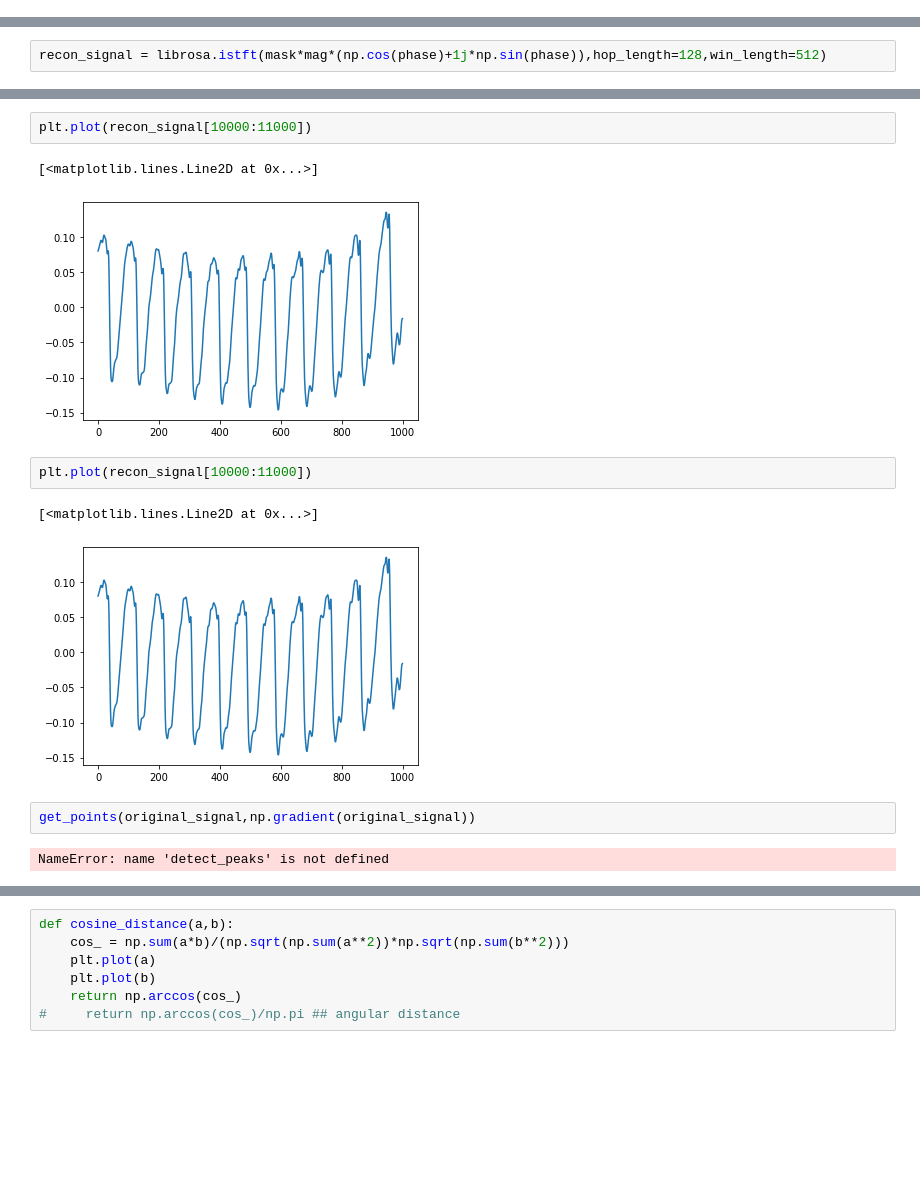
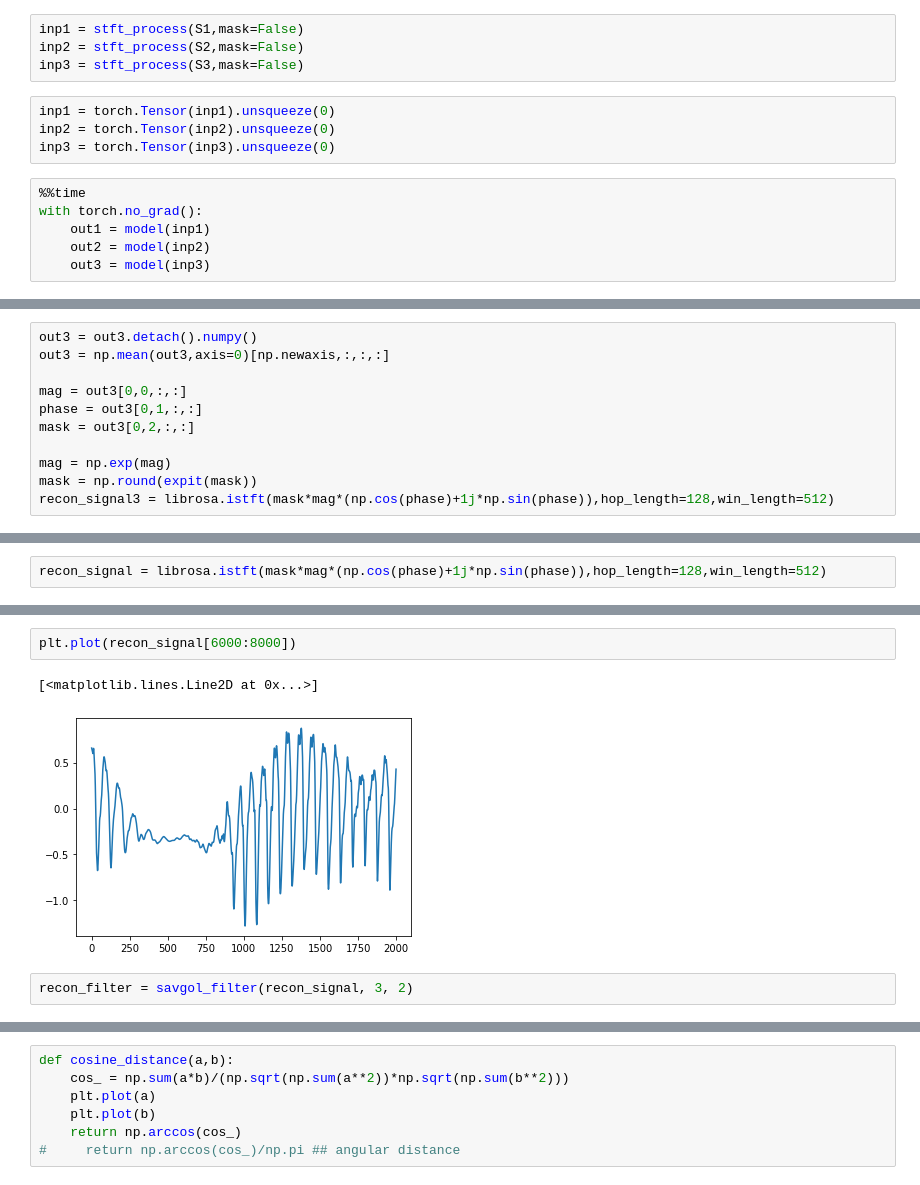
Before and after one commit to SeongwoongCho/SpeechToEGG, a Jupyter notebook: Testing Script.ipynb, the cells around one changed output, grey strips where cells are left out. Saved outputs shown, nothing was run; the diff lists cells and outputs as text; blank space fills up the shorter version.

Commit message:
right before cds phase loss

```diff
--- a/Testing Script.ipynb
+++ b/Testing Script.ipynb
@@ -312,0 +314,14 @@ EfficientUnet(
+# %%
+inp1 = stft_process(S1,mask=False)
+inp2 = stft_process(S2,mask=False)
+inp3 = stft_process(S3,mask=False)
+# %%
+inp1 = torch.Tensor(inp1).unsqueeze(0)
+inp2 = torch.Tensor(inp2).unsqueeze(0)
+inp3 = torch.Tensor(inp3).unsqueeze(0)
+# %%
+%%time
+with torch.no_grad():
+    out1 = model(inp1)
+    out2 = model(inp2)
+    out3 = model(inp3)
@@ -358,0 +446,11 @@ plt.plot(original_signal[10000:11000])
+# %%
+out3 = out3.detach().numpy()
+out3 = np.mean(out3,axis=0)[np.newaxis,:,:,:]
+
+mag = out3[0,0,:,:]
+phase = out3[0,1,:,:]
+mask = out3[0,2,:,:]
+
+mag = np.exp(mag)
+mask = np.round(expit(mask))
+recon_signal3 = librosa.istft(mask*mag*(np.cos(phase)+1j*np.sin(phase)),hop_length=128,win_length=512)
@@ -376,14 +494,7 @@ librosa.display.specshow(mask*phase - mask_original*phase_original)
 # %%
-plt.plot(recon_signal[10000:11000])
+plt.plot(recon_signal[6000:8000])
 # %% [output]
 [<matplotlib.lines.Line2D at 0x...>]
-[figure, old version]
+[figure, new version]
-# %%
-plt.plot(recon_signal[10000:11000])
-# %% [output]
-[<matplotlib.lines.Line2D at 0x...>]
-[figure, removed]
-# %%
-get_points(original_signal,np.gradient(original_signal))
-# %% [output]
-NameError: name 'detect_peaks' is not defined
+# %%
+recon_filter = savgol_filter(recon_signal, 3, 2)
```
Also changed, not shown: parts of 39 cells of this notebook, 10 other files.
